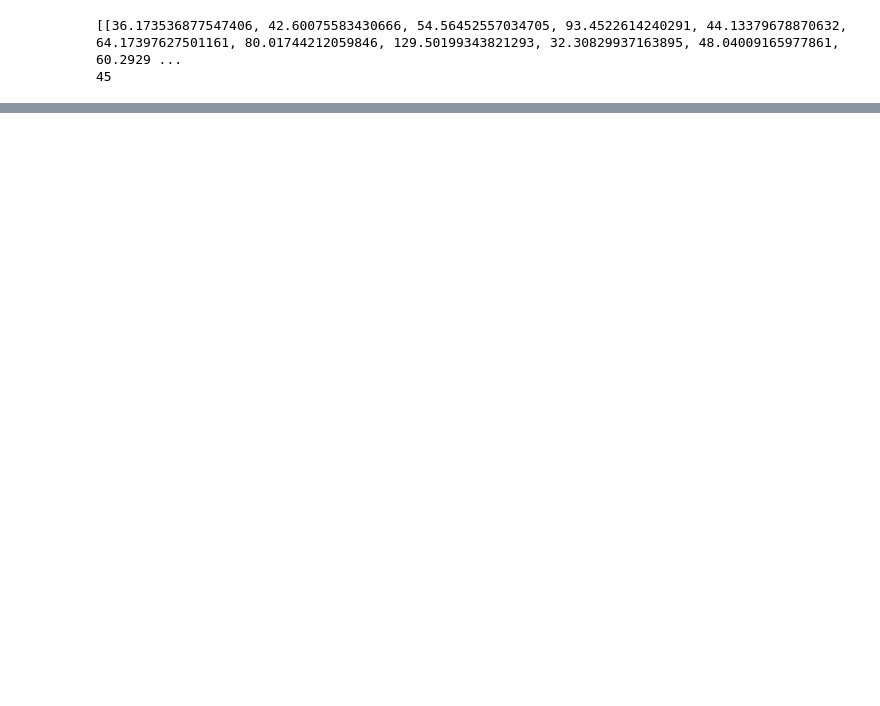
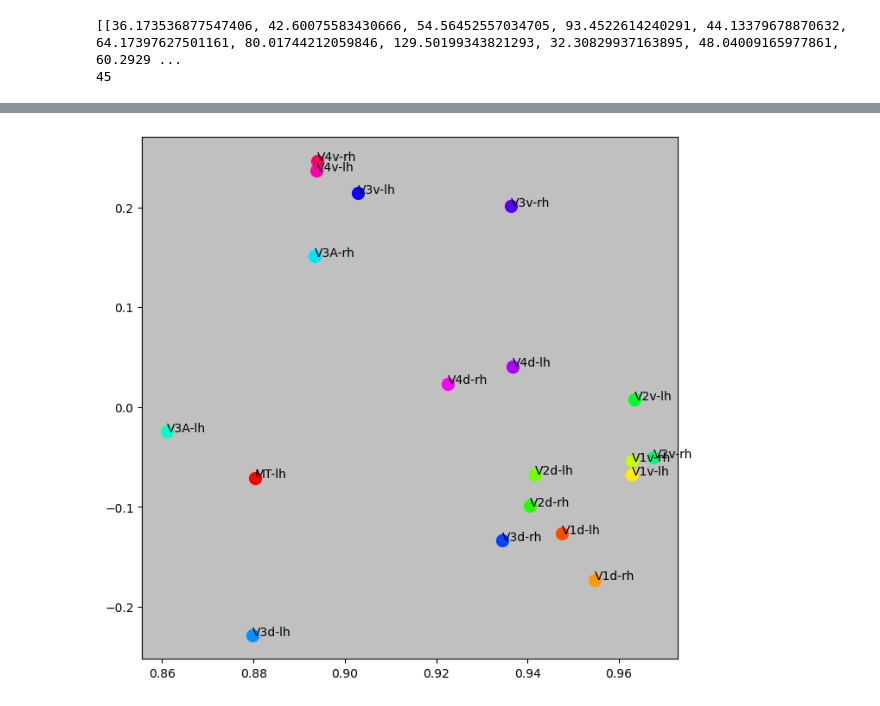
Before and after one commit to spencer-loggia/monkey_fmri, a Jupyter notebook: testing/pca_clust.ipynb, the cells around one changed output, grey strips where cells are left out. Cells and saved outputs as stored; diff of their text form; code cells hidden in the pictures; blank space fills up the shorter version.

```diff
--- a/testing/pca_clust.ipynb
+++ b/testing/pca_clust.ipynb
@@ -182,0 +285,22 @@ plt.show()
+# %%
+from graspologic.embed import AdjacencySpectralEmbed
+ase = AdjacencySpectralEmbed(n_components=2)
+roi_corr_graph.remove_node(1)
+embeddings = ase.fit_transform(roi_corr_graph)
+# %%
+fig, ax = plt.subplots()
+fig.set_size_inches((8, 8))
+
+cmap = plt.get_cmap('hsv')
+num_rois = len(roi_corr_graph)
+for i, key in enumerate(roi_corr_graph.nodes()):
+    c = cmap(float(i / num_rois))
+    label = lookup.loc[key + 1]['Label Name:']
+    ax.scatter(embeddings[i, 0], embeddings[i, 1], s=100, color=c, marker='o')
+    ax.annotate(label, (embeddings[i, 0], embeddings[i, 1],), xytext=(0,0), textcoords='offset points')
+# ax.set_ylim(-10, 10)
+# ax.set_xlim(25, 125)
+ax.set_facecolor('silver')
+plt.show()
+# %% [output]
+[figure, added]
```
Also changed, not shown: parts of 20 cells of this notebook, 1 other file.
